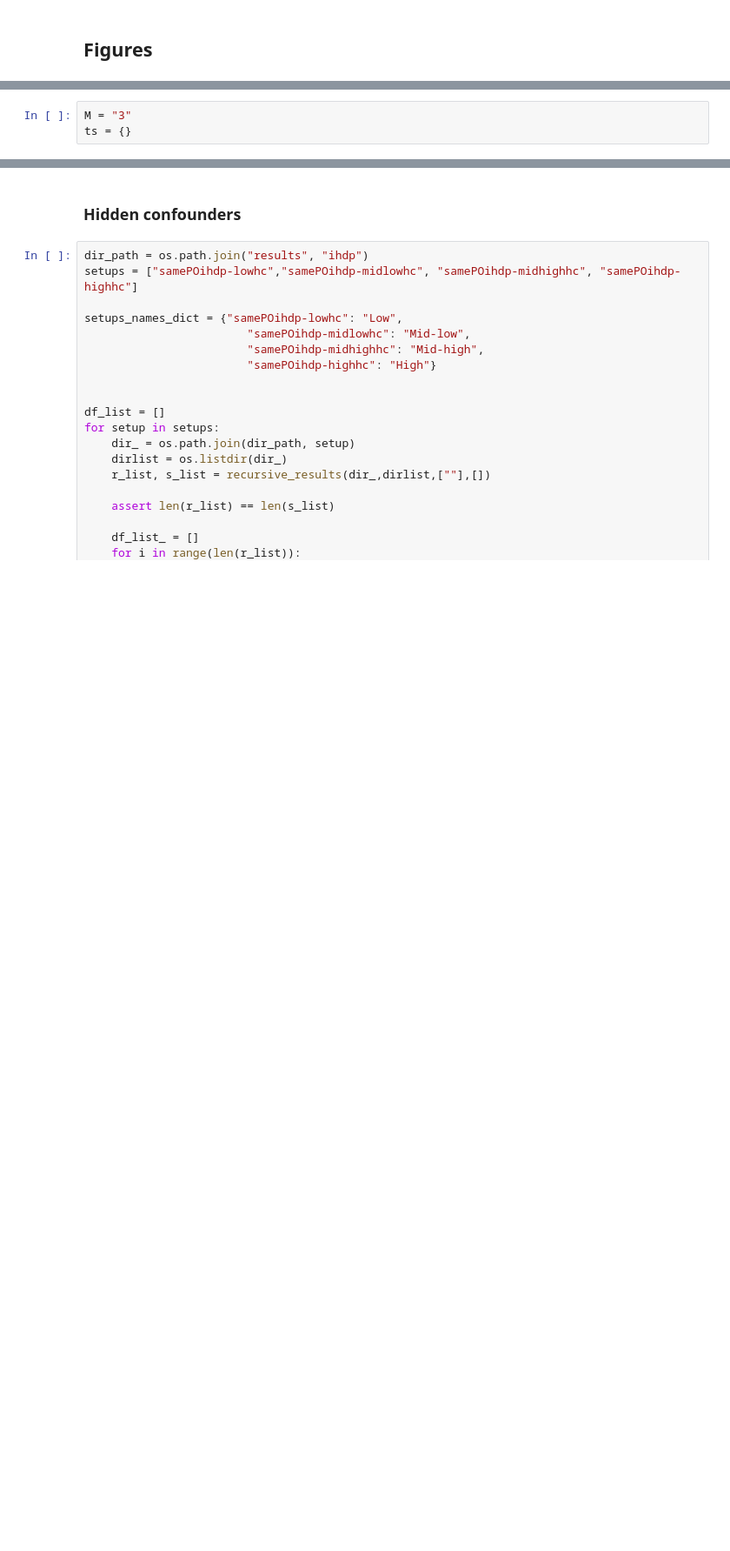
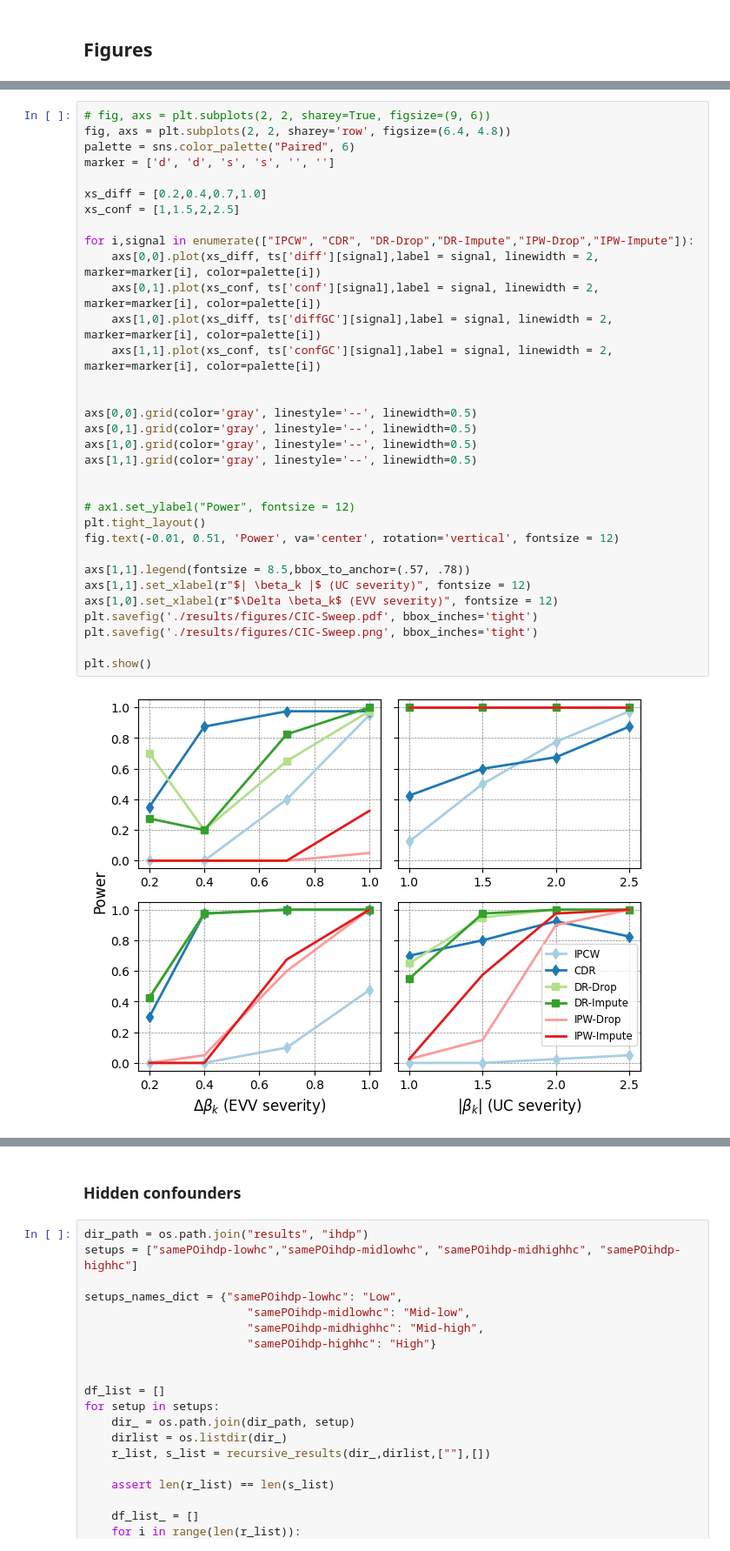
Before and after one commit to demireal/censored-mmr, a Jupyter notebook: results.ipynb, the cells around one changed output, grey strips where cells are left out. Shown at 87% size. Cells and saved outputs as stored; diff of their text form; blank space fills up the shorter version.

Commit message:
GC sweep results and updated ploting code

```diff
--- a/results.ipynb
+++ b/results.ipynb
@@ -97,4 +98 @@ IPW-Impute & 3 & CD-10 & UC-0 & 0.000000 & IPW-Impute & 3 & CD-10 & UC-1 & 1.000
-# %%
-M = "3"
-ts = {}
 # %%
@@ -202,2 +259,37 @@ for i,signal in enumerate(["IPCW", "CDR", "DR-Drop","DR-Impute","IPW-Drop","IPW-
+# %%
+# fig, axs = plt.subplots(2, 2, sharey=True, figsize=(9, 6))
+fig, axs = plt.subplots(2, 2, sharey='row', figsize=(6.4, 4.8))
+palette = sns.color_palette("Paired", 6)
+marker = ['d', 'd', 's', 's', '', '']
+
+xs_diff = [0.2,0.4,0.7,1.0]
+xs_conf = [1,1.5,2,2.5]
+
+for i,signal in enumerate(["IPCW", "CDR", "DR-Drop","DR-Impute","IPW-Drop","IPW-Impute"]):
+    axs[0,0].plot(xs_diff, ts['diff'][signal],label = signal, linewidth = 2, marker=marker[i], color=palette[i])
+    axs[0,1].plot(xs_conf, ts['conf'][signal],label = signal, linewidth = 2, marker=marker[i], color=palette[i])
+    axs[1,0].plot(xs_diff, ts['diffGC'][signal],label = signal, linewidth = 2, marker=marker[i], color=palette[i])
+    axs[1,1].plot(xs_conf, ts['confGC'][signal],label = signal, linewidth = 2, marker=marker[i], color=palette[i])
+
+
+axs[0,0].grid(color='gray', linestyle='--', linewidth=0.5)
+axs[0,1].grid(color='gray', linestyle='--', linewidth=0.5)
+axs[1,0].grid(color='gray', linestyle='--', linewidth=0.5)
+axs[1,1].grid(color='gray', linestyle='--', linewidth=0.5)
+
+
+# ax1.set_ylabel("Power", fontsize = 12)
+plt.tight_layout()
+fig.text(-0.01, 0.51, 'Power', va='center', rotation='vertical', fontsize = 12)
+
+axs[1,1].legend(fontsize = 8.5,bbox_to_anchor=(.57, .78))
+axs[1,1].set_xlabel(r"$| \beta_k |$ (UC severity)", fontsize = 12)
+axs[1,0].set_xlabel(r"$\Delta \beta_k$ (EVV severity)", fontsize = 12)
+plt.savefig('./results/figures/CIC-Sweep.pdf', bbox_inches='tight')
+plt.savefig('./results/figures/CIC-Sweep.png', bbox_inches='tight')
+
+plt.show()
+# %% [output]
+[figure, added]
 # %%
 fig, (ax1, ax2) = plt.subplots(1, 2, sharey=True, figsize=(9, 3))
```
Also changed, not shown: parts of 8 cells of this notebook, 48 other files.
